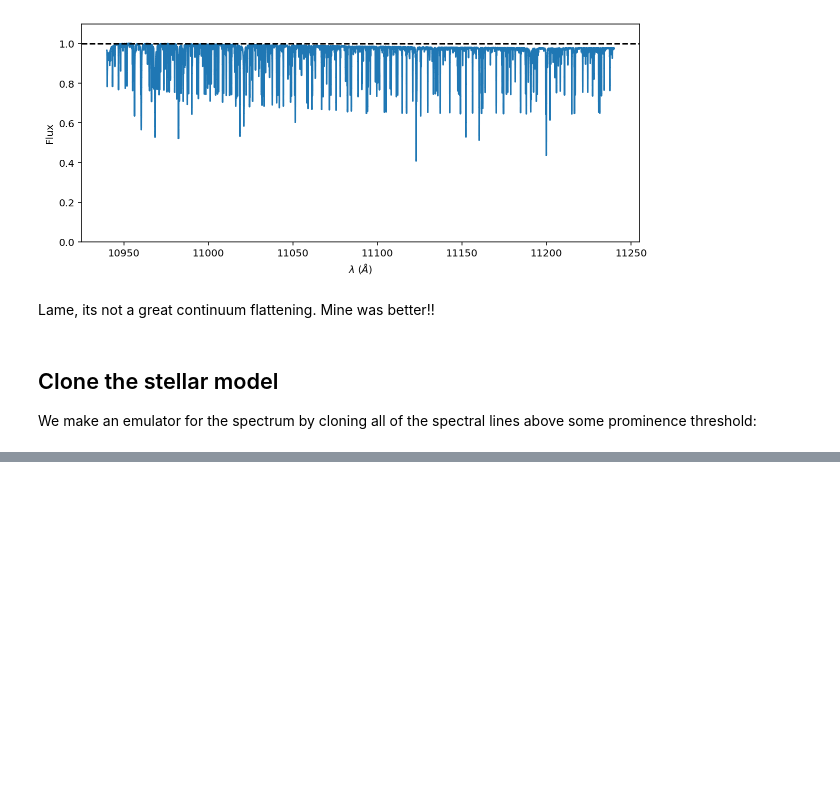
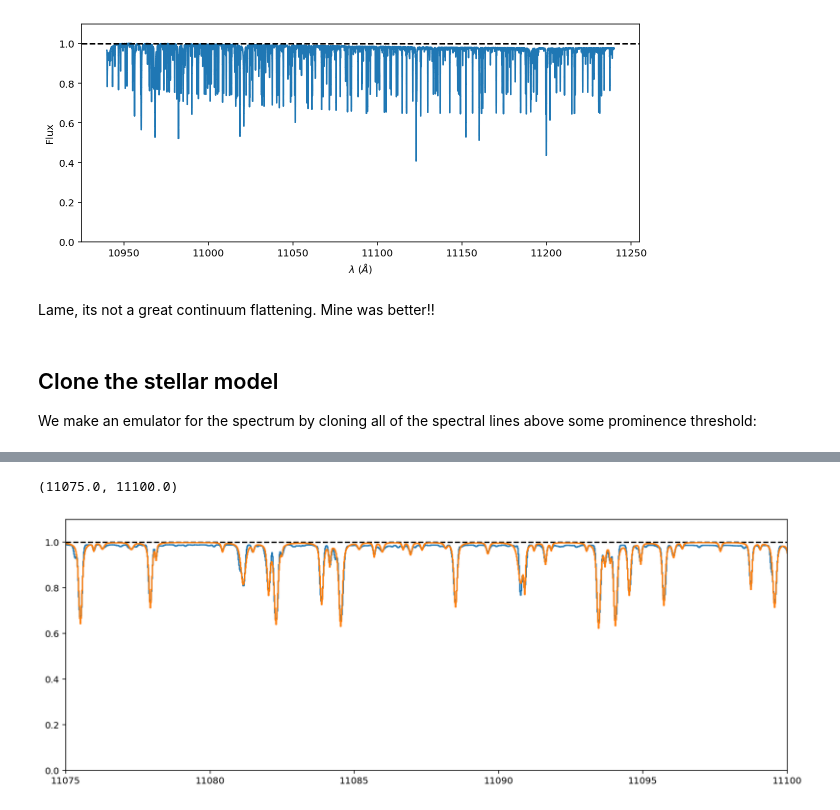
Before and after one commit to gully/blase, a Jupyter notebook: notebooks/05_JAX_demos/JAXdemo1.ipynb, the cells around one changed output, grey strips where cells are left out. Drawn from its saved outputs; the diff is of its cells as text; code cells hidden in the pictures; blank space fills up the shorter version.

Commit message:
The JAX optax-based optimization works!

```diff
--- a/notebooks/05_JAX_demos/JAXdemo1.ipynb
+++ b/notebooks/05_JAX_demos/JAXdemo1.ipynb
@@ -225,0 +103,10 @@ torch.save(stellar_emulator.state_dict(), "phoenix_clone_T4700g4p5_prom0p01_1100
+# %%
+initial_params = {
+    'ln_amplitudes': sparse_emulator.amplitudes,
+}
+
+
+def loss(params: optax.Params):
+    y_hat = sparse_emulator.forward(params['ln_amplitudes'])
+    loss_value = optax.l2_loss(y_hat, target).sum()
+    return loss_value
@@ -225,0 +117,23 @@ torch.save(stellar_emulator.state_dict(), "phoenix_clone_T4700g4p5_prom0p01_1100
+# %%
+def fit(params: optax.Params, optimizer: optax.GradientTransformation) -> optax.Params:
+    opt_state = optimizer.init(params)
+
+    @jax.jit
+    def step(params, opt_state):
+        loss_value, grads = jax.value_and_grad(loss)(params)
+        updates, opt_state = optimizer.update(grads, opt_state, params)
+        params = optax.apply_updates(params, updates)
+        return params, opt_state, loss_value
+
+    for i in range(1_000):
+        params, opt_state, loss_value = step(params, opt_state)
+        if i % 100 == 0:
+            print(f'step {i}, loss: {loss_value}')
+
+    return params
+
+# Finally, we can fit our parametrized function using the Adam optimizer
+# provided by optax.
+optimizer = optax.adam(learning_rate=1e-3)
+params = fit(initial_params, optimizer)
+params
@@ -225,0 +168,10 @@ torch.save(stellar_emulator.state_dict(), "phoenix_clone_T4700g4p5_prom0p01_1100
+# %%
+plt.figure(figsize=(14, 5))
+plt.step(wl_active, target)
+plt.axhline(1.0, color='k', linestyle='dashed')
+plt.step(wl_native[sparse_emulator.active_mask], sparse_emulator.forward(params['ln_amplitudes']))
+plt.ylim(0.0,1.1)
+plt.xlim(11_075, 11_100)
+# %% [output]
+(11075.0, 11100.0)
+[figure, added]
```
Also changed, not shown: parts of 39 cells of this notebook, 1 other file.
